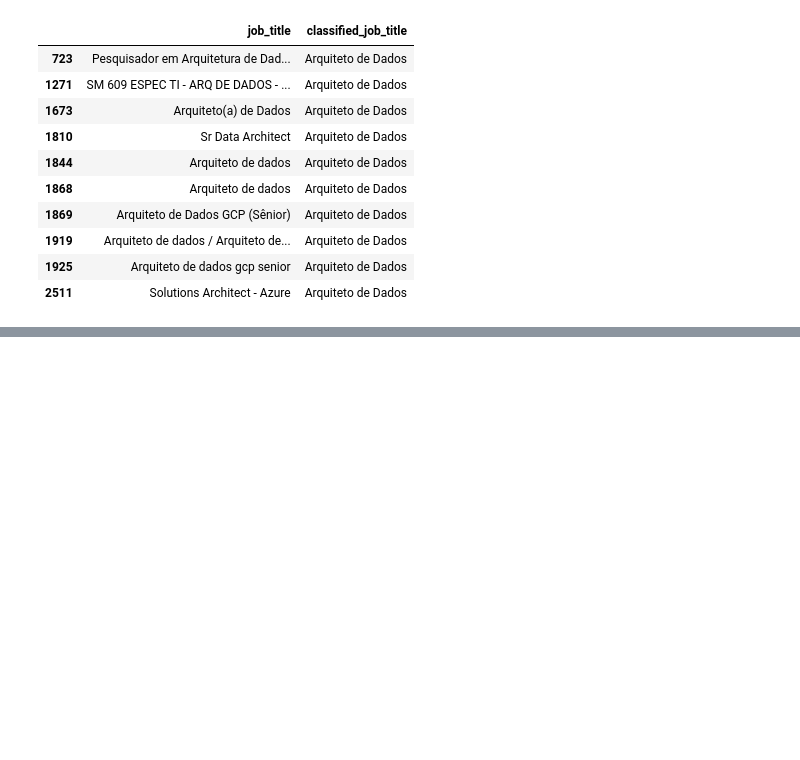
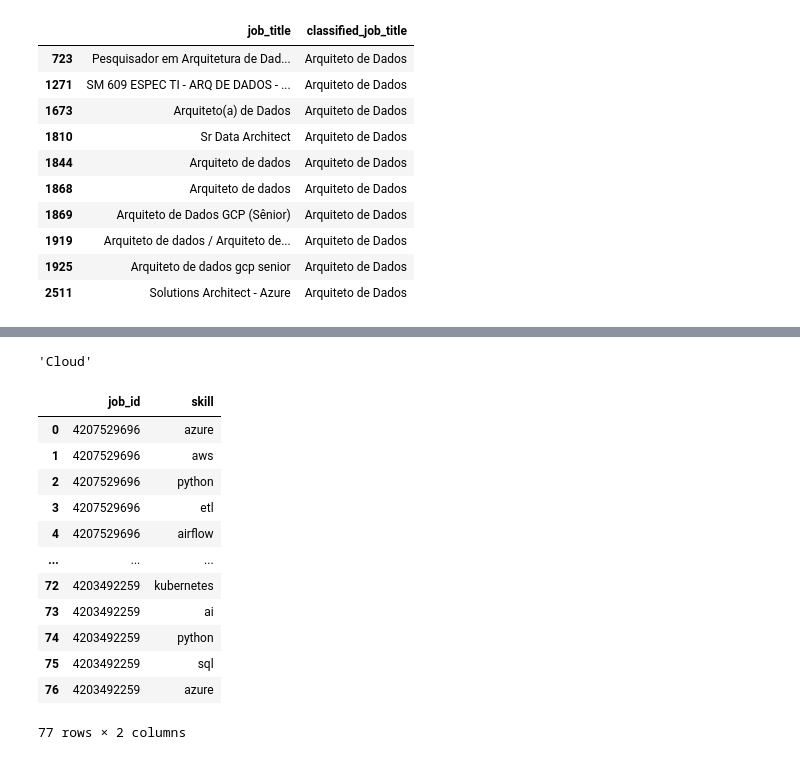
Before and after one commit to amaurineo/linkedin_jobs_analysis, a Jupyter notebook: notebooks/eda.ipynb, the cells around one changed output, grey strips where cells are left out. Cells and saved outputs as stored; diff of their text form; code cells hidden in the pictures; blank space fills up the shorter version.

```diff
--- a/notebooks/eda.ipynb
+++ b/notebooks/eda.ipynb
@@ -284,0 +221,12 @@ pd.read_csv('../data/processed/df_skills.csv')
+# %%
+standard_skill_map = GROUPED_SKILL_MAP
+# %%
+mapping = GROUPED_SKILL_MAP
+mapping.items()
+
+multi_standard_skill_map = defaultdict(set)
+if standard_skill_map:
+    for canonical, variants in mapping.items():
+        for variant in variants:
+            normalized = normalize_text(variant)
+            multi_standard_skill_map[normalized].add(canonical)
@@ -284,0 +244,6 @@ pd.read_csv('../data/processed/df_skills.csv')
+# %%
+def normalize_text(text):
+    return ''.join(
+        c for c in unicodedata.normalize('NFD', text)
+        if unicodedata.category(c) != 'Mn'
+    ).lower().strip()
@@ -284,0 +270,29 @@ pd.read_csv('../data/processed/df_skills.csv')
+# %%
+df_skills = pd.read_csv('../data/processed/df_skills.csv')
+normalized_to_canonical = {}
+for variants, canonicals in multi_standard_skill_map.items():
+    for canonical in canonicals:
+        normalized_to_canonical[variants] = canonical
+
+df_skills["skill"] = df_skills["skill"].apply(normalize_text)
+df_skills["skill"] = df_skills["skill"].map(lambda x: normalized_to_canonical.get(x, x))
+# %%
+normalized_to_canonical.get('azure', 'não')
+# %% [output]
+'Cloud'
+# %%
+df_skills
+# %% [output]
+|  | job_id | skill |
+| 0 | 4207529696 | azure |
+| 1 | 4207529696 | aws |
+| 2 | 4207529696 | python |
+| 3 | 4207529696 | etl |
+| 4 | 4207529696 | airflow |
+| ... | ... | ... |
+| 72 | 4203492259 | kubernetes |
+| 73 | 4203492259 | ai |
+| 74 | 4203492259 | python |
+| 75 | 4203492259 | sql |
+| 76 | 4203492259 | azure |
+77 rows × 2 columns
```
Also changed, not shown: parts of 18 cells of this notebook, 20 other files.
